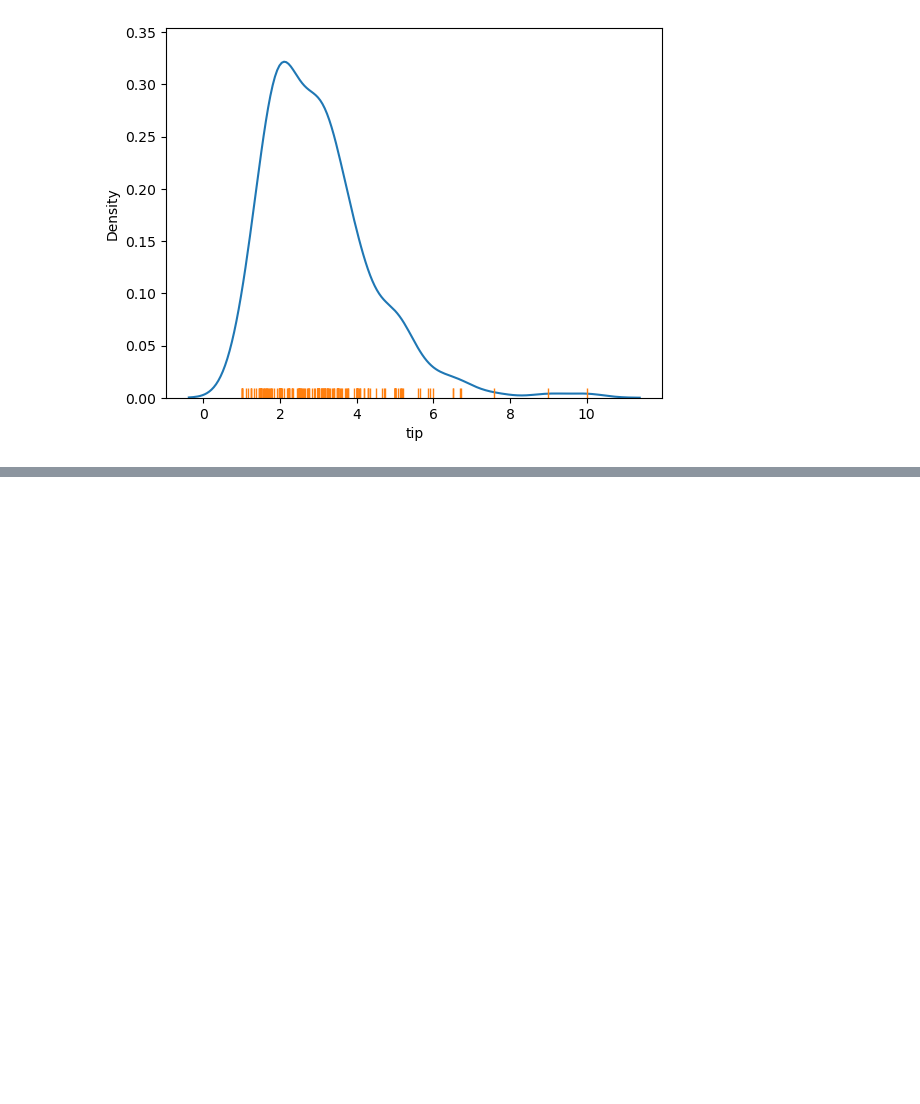
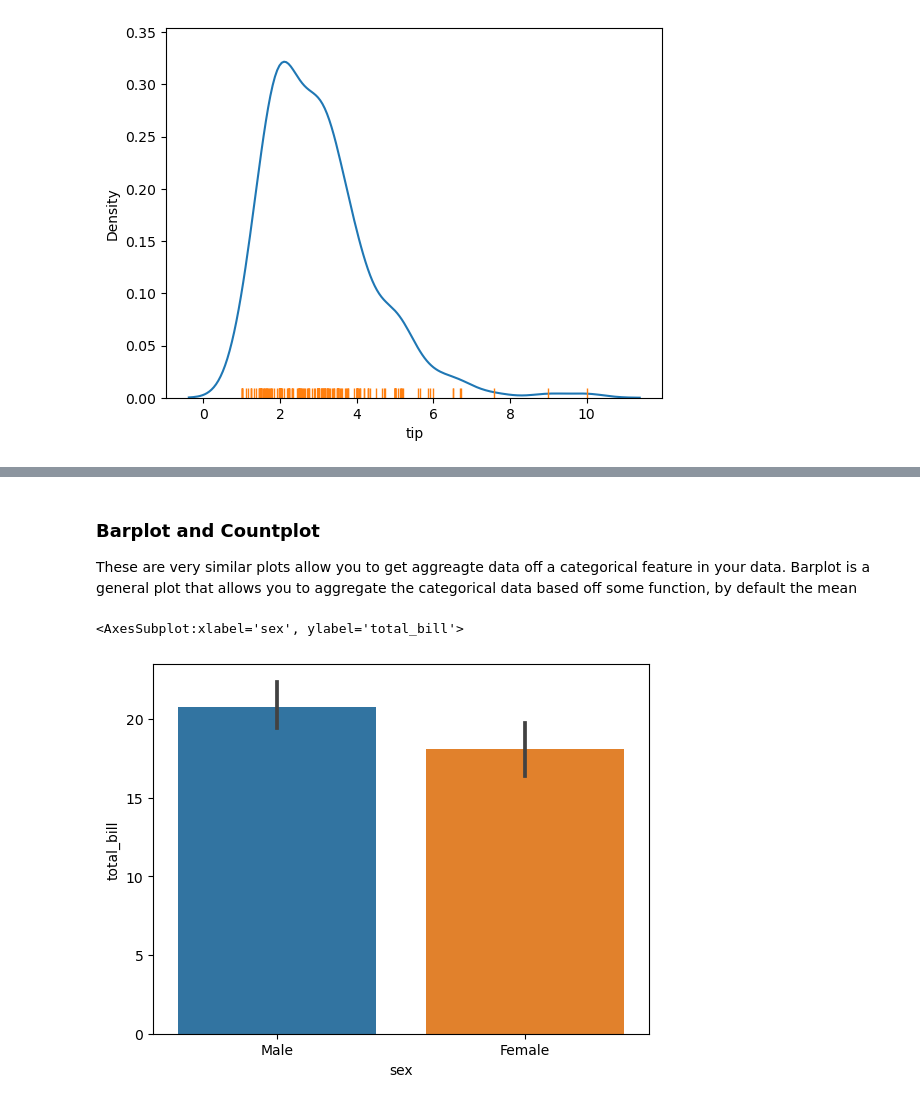
Before and after one commit to SiddheshDaphane/Python-for-data-science-and-machine-learning, a Jupyter notebook: 5. Seaborn.ipynb, the cells around one changed output, grey strips where cells are left out. Saved outputs shown, nothing was run; the diff lists cells and outputs as text; code cells hidden in the pictures; blank space fills up the shorter version.

```diff
--- a/5. Seaborn.ipynb
+++ b/5. Seaborn.ipynb
@@ -161,0 +181,8 @@ sns.rugplot(tips['tip'])
+# %% [markdown]
+### Barplot and Countplot
+These are very similar plots allow you to get aggreagte data off a categorical feature in your data. Barplot is a general plot that allows you to aggregate the categorical data based off some function, by default the mean
+# %%
+sns.barplot(x='sex',y='total_bill', data=tips)
+# %% [output]
+<AxesSubplot:xlabel='sex', ylabel='total_bill'>
+[figure, added]
```
Also changed, not shown: parts of 3 cells of this notebook.
